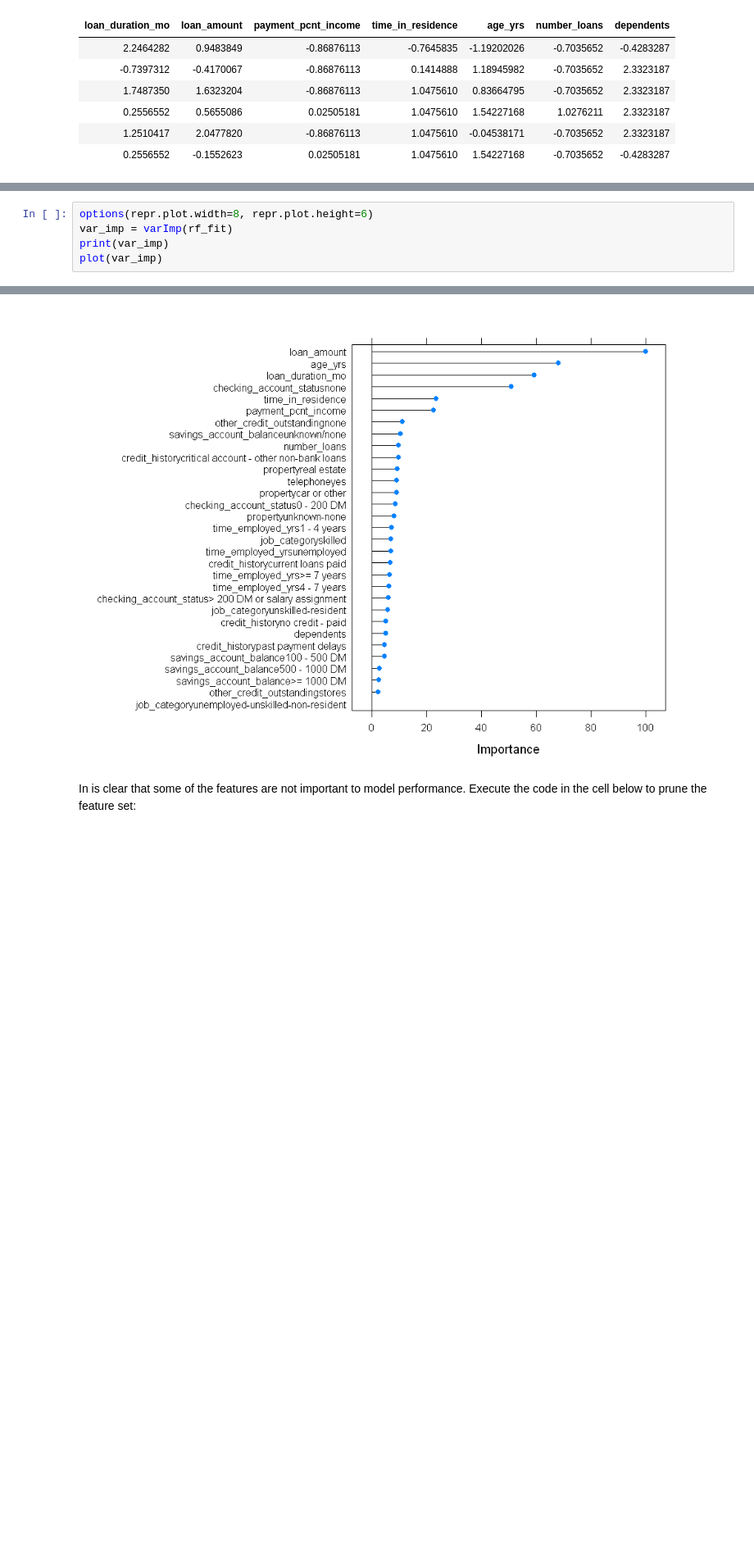
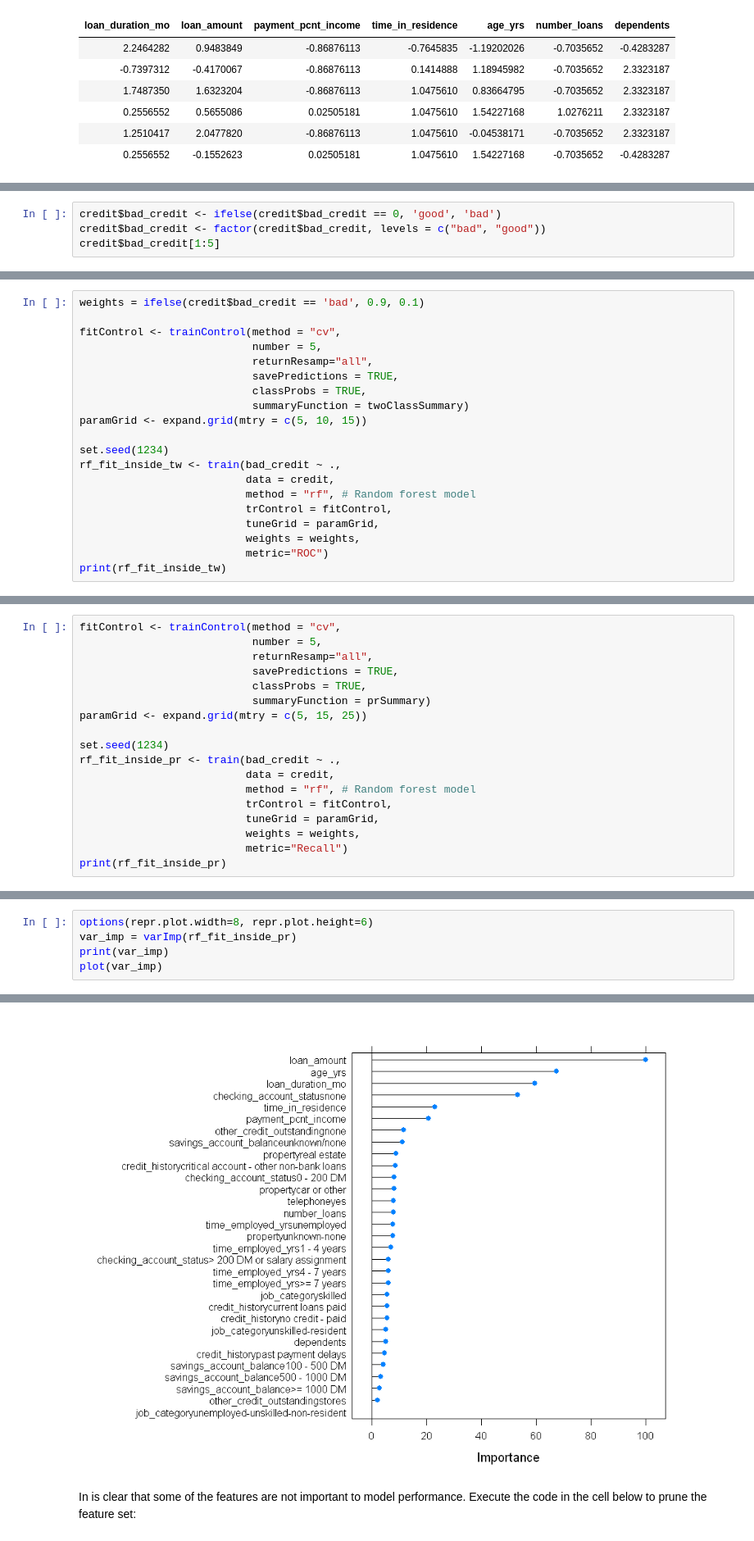
Before and after one commit to vijayraavi/Principles-of-Machine-Learning-R, a Jupyter notebook: Module6/Bagging.ipynb, the cells around one changed output, grey strips where cells are left out. Shown at 82% size. Saved outputs shown, nothing was run; the diff lists cells and outputs as text; blank space fills up the shorter version.

```diff
--- a/Module6/Bagging.ipynb
+++ b/Module6/Bagging.ipynb
@@ -313,0 +298,4 @@ head(credit[,num_cols])
+# %%
+credit$bad_credit <- ifelse(credit$bad_credit == 0, 'good', 'bad')
+credit$bad_credit <- factor(credit$bad_credit, levels = c("bad", "good"))
+credit$bad_credit[1:5]
@@ -362,0 +316,20 @@ The final value used for the model was mtry = 16.
+# %%
+weights = ifelse(credit$bad_credit == 'bad', 0.9, 0.1)
+
+fitControl <- trainControl(method = "cv",
+                           number = 5,
+                           returnResamp="all",
+                           savePredictions = TRUE,
+                           classProbs = TRUE,
+                           summaryFunction = twoClassSummary)
+paramGrid <- expand.grid(mtry = c(5, 10, 15))
+
+set.seed(1234)
+rf_fit_inside_tw <- train(bad_credit ~ .,
+                          data = credit,
+                          method = "rf", # Random forest model
+                          trControl = fitControl,
+                          tuneGrid = paramGrid,
+                          weights = weights,
+                          metric="ROC")
+print(rf_fit_inside_tw)
@@ -362,0 +359,18 @@ The final value used for the model was mtry = 16.
+# %%
+fitControl <- trainControl(method = "cv",
+                           number = 5,
+                           returnResamp="all",
+                           savePredictions = TRUE,
+                           classProbs = TRUE,
+                           summaryFunction = prSummary)
+paramGrid <- expand.grid(mtry = c(5, 15, 25))
+
+set.seed(1234)
+rf_fit_inside_pr <- train(bad_credit ~ .,
+                          data = credit,
+                          method = "rf", # Random forest model
+                          trControl = fitControl,
+                          tuneGrid = paramGrid,
+                          weights = weights,
+                          metric="Recall")
+print(rf_fit_inside_pr)
@@ -367,6 +400,6 @@ Given the optimal hyperparameters, which features are the most important? The co
 # %%
 options(repr.plot.width=8, repr.plot.height=6)
-var_imp = varImp(rf_fit)
+var_imp = varImp(rf_fit_inside_pr)
 print(var_imp)
 plot(var_imp)
 # %% [output]
@@ -390,4 +423,4 @@ time_employed_yrs>= 7 years                             6.691
-[figure, old version]
+[figure, new version]
 # %% [markdown]
 In is clear that some of the features are not important to model performance. Execute the code in the cell below to prune the feature set:
 # %%
```
Also changed, not shown: parts of 24 cells of this notebook.
